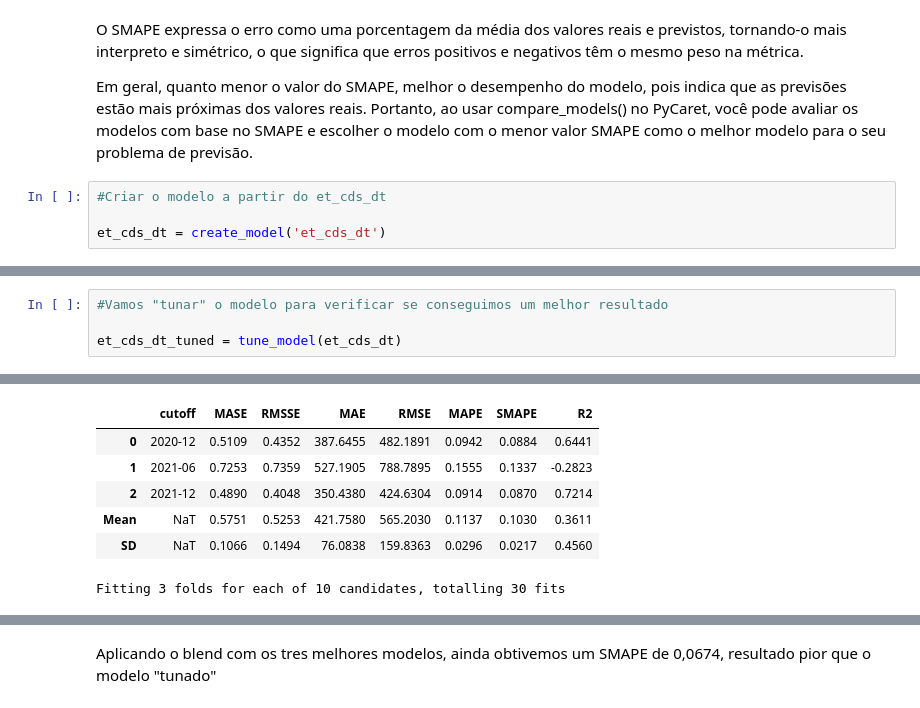
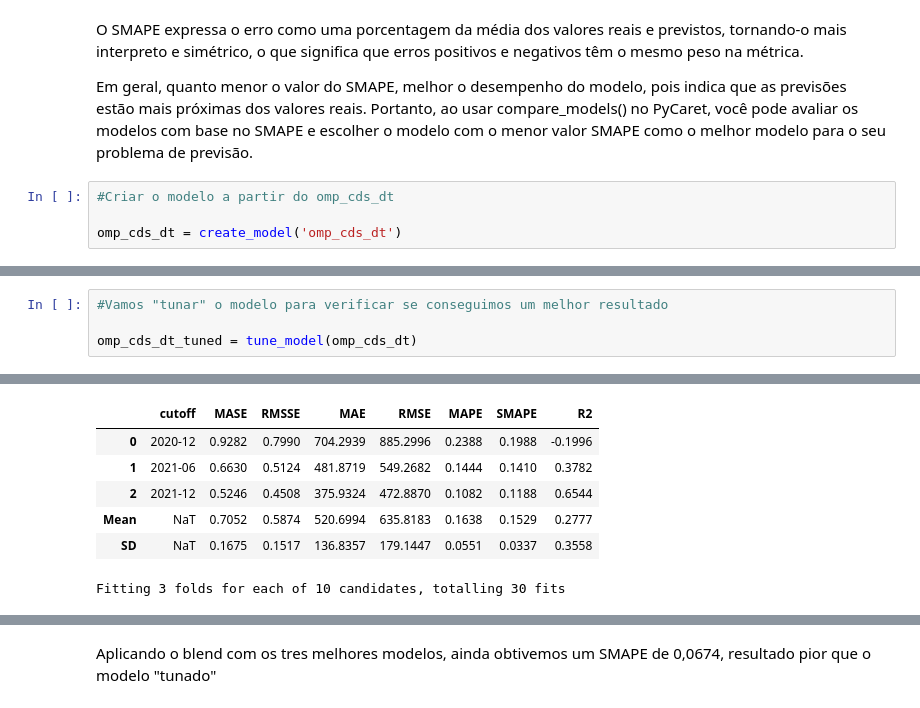
Before and after one commit to LerinaMM/satisfacao_consumidor_aneel, a Jupyter notebook: ANEEL_NOVA_1.ipynb, the cells around one changed output, grey strips where cells are left out. Drawn from its saved outputs; the diff is of its cells as text.

```diff
--- a/ANEEL_NOVA_1.ipynb
+++ b/ANEEL_NOVA_1.ipynb
@@ -744,9 +856,9 @@ O SMAPE expressa o erro como uma porcentagem da média dos valores reais e previ
 
 Em geral, quanto menor o valor do SMAPE, melhor o desempenho do modelo, pois indica que as previsões estão mais próximas dos valores reais. Portanto, ao usar compare_models() no PyCaret, você pode avaliar os modelos com base no SMAPE e escolher o modelo com o menor valor SMAPE como o melhor modelo para o seu problema de previsão.
 # %%
-#Criar o modelo a partir do et_cds_dt
+#Criar o modelo a partir do omp_cds_dt
 
-et_cds_dt = create_model('et_cds_dt')
+omp_cds_dt = create_model('omp_cds_dt')
 # %% [output]
 [interactive output not drawn]
 |  | cutoff | MASE | RMSSE | MAE | RMSE | MAPE | SMAPE | R2 |
@@ -765,14 +877,14 @@ plot_model(et_cds_dt)
 # %%
 #Vamos "tunar" o modelo para verificar se conseguimos um melhor resultado
 
-et_cds_dt_tuned = tune_model(et_cds_dt)
+omp_cds_dt_tuned = tune_model(omp_cds_dt)
 # %% [output]
 [interactive output not drawn]
 |  | cutoff | MASE | RMSSE | MAE | RMSE | MAPE | SMAPE | R2 |
-| 0 | 2020-12 | 0.5109 | 0.4352 | 387.6455 | 482.1891 | 0.0942 | 0.0884 | 0.6441 |
-| 1 | 2021-06 | 0.7253 | 0.7359 | 527.1905 | 788.7895 | 0.1555 | 0.1337 | -0.2823 |
-| 2 | 2021-12 | 0.4890 | 0.4048 | 350.4380 | 424.6304 | 0.0914 | 0.0870 | 0.7214 |
-| Mean | NaT | 0.5751 | 0.5253 | 421.7580 | 565.2030 | 0.1137 | 0.1030 | 0.3611 |
-| SD | NaT | 0.1066 | 0.1494 | 76.0838 | 159.8363 | 0.0296 | 0.0217 | 0.4560 |
+| 0 | 2020-12 | 0.9282 | 0.7990 | 704.2939 | 885.2996 | 0.2388 | 0.1988 | -0.1996 |
+| 1 | 2021-06 | 0.6630 | 0.5124 | 481.8719 | 549.2682 | 0.1444 | 0.1410 | 0.3782 |
+| 2 | 2021-12 | 0.5246 | 0.4508 | 375.9324 | 472.8870 | 0.1082 | 0.1188 | 0.6544 |
+| Mean | NaT | 0.7052 | 0.5874 | 520.6994 | 635.8183 | 0.1638 | 0.1529 | 0.2777 |
+| SD | NaT | 0.1675 | 0.1517 | 136.8357 | 179.1447 | 0.0551 | 0.0337 | 0.3558 |
 Fitting 3 folds for each of 10 candidates, totalling 30 fits
 [Parallel(n_jobs=-1)]: Using backend LokyBackend with 2 concurrent workers.
```
Also changed, not shown: parts of 40 cells of this notebook.
